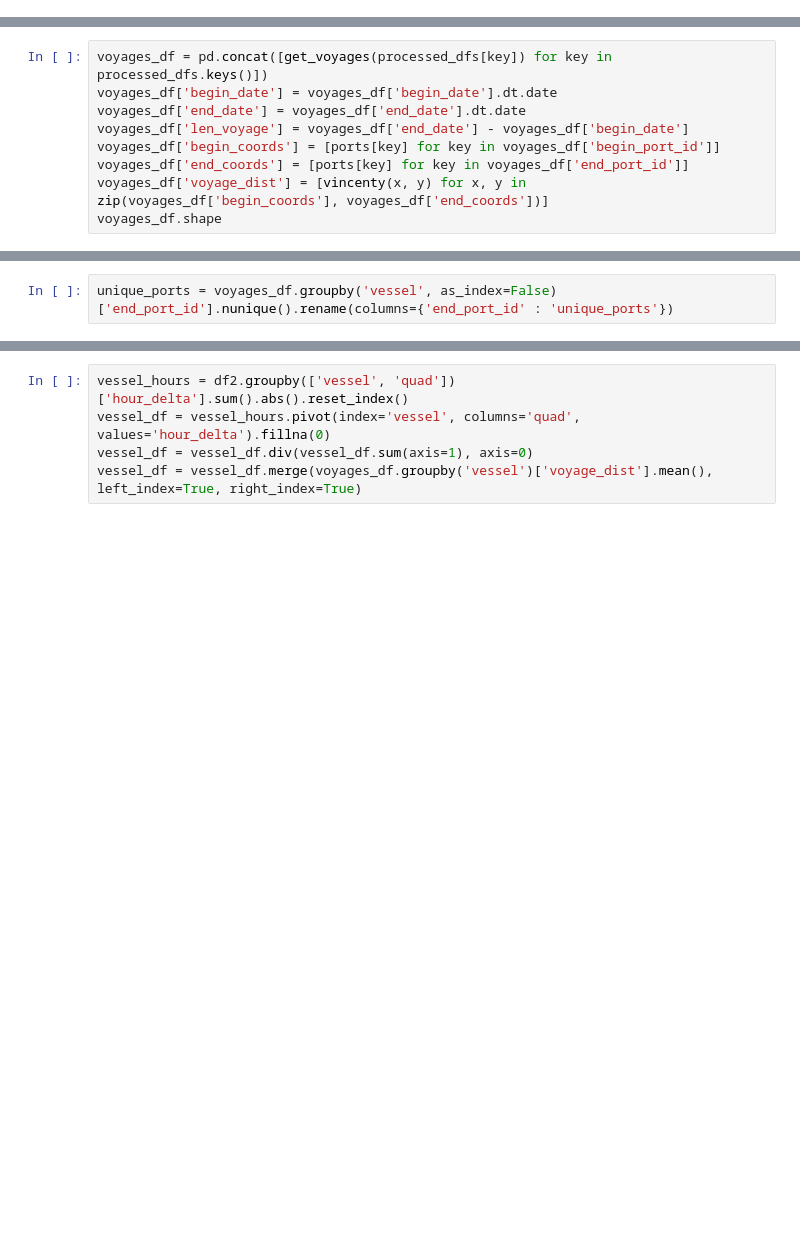
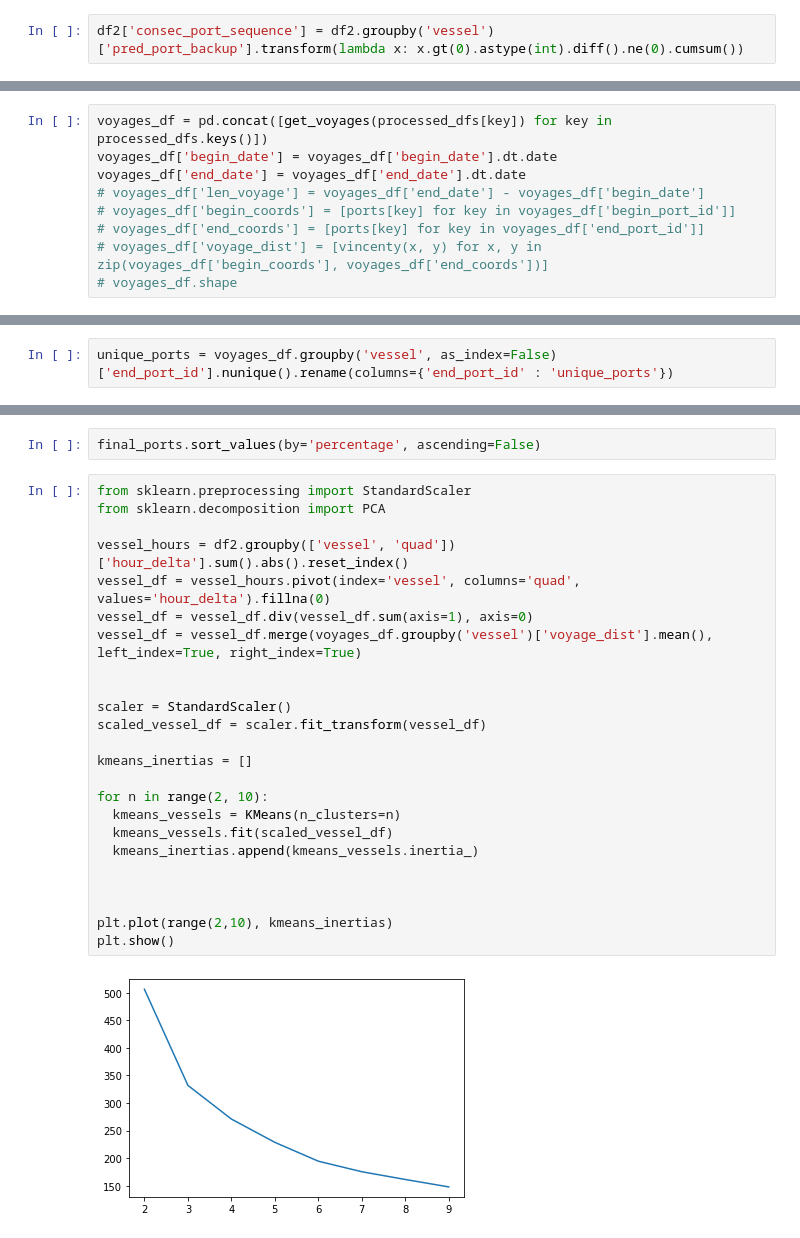
Before and after one commit to yaobviously/sym-cargo, a Jupyter notebook: sym_cargo_alt.ipynb, the cells around one changed output, grey strips where cells are left out. Drawn from its saved outputs; the diff is of its cells as text; blank space fills up the shorter version.

```diff
--- a/sym_cargo_alt.ipynb
+++ b/sym_cargo_alt.ipynb
@@ -322,6 +332,8 @@ df2['heading_change'] = df2.groupby('vessel')['heading'].transform(lambda x: abs
 df2['pred_port'] = df2.apply(nearest_port, axis=1)
 df2['pred_port_backup'] = df2['pred_port']
 df2['port_sequence'] = df2.groupby('vessel')['pred_port'].transform(lambda x: x.diff().ne(0).cumsum())
+# %%
+df2['consec_port_sequence'] = df2.groupby('vessel')['pred_port_backup'].transform(lambda x: x.gt(0).astype(int).diff().ne(0).cumsum())
 # %%
 # calculating the distance from the predicted port using the more precise
 # vincenty distance. again, a mask is applied to speed it up.
@@ -382,8 +411,8 @@ for df in df2.vessel.unique():
 voyages_df = pd.concat([get_voyages(processed_dfs[key]) for key in processed_dfs.keys()])
 voyages_df['begin_date'] = voyages_df['begin_date'].dt.date
 voyages_df['end_date'] = voyages_df['end_date'].dt.date
-voyages_df['len_voyage'] = voyages_df['end_date'] - voyages_df['begin_date']
-voyages_df['begin_coords'] = [ports[key] for key in voyages_df['begin_port_id']]
-voyages_df['end_coords'] = [ports[key] for key in voyages_df['end_port_id']]
-voyages_df['voyage_dist'] = [vincenty(x, y) for x, y in zip(voyages_df['begin_coords'], voyages_df['end_coords'])]
-voyages_df.shape
+# voyages_df['len_voyage'] = voyages_df['end_date'] - voyages_df['begin_date']
+# voyages_df['begin_coords'] = [ports[key] for key in voyages_df['begin_port_id']]
+# voyages_df['end_coords'] = [ports[key] for key in voyages_df['end_port_id']]
+# voyages_df['voyage_dist'] = [vincenty(x, y) for x, y in zip(voyages_df['begin_coords'], voyages_df['end_coords'])]
+# voyages_df.shape
@@ -868,5 +954,28 @@ voyages_df.sort_values(by='voyage_dist').head(50)
+# %%
+final_ports.sort_values(by='percentage', ascending=False)
 # %%
+from sklearn.preprocessing import StandardScaler
+from sklearn.decomposition import PCA
+
 vessel_hours = df2.groupby(['vessel', 'quad'])['hour_delta'].sum().abs().reset_index()
 vessel_df = vessel_hours.pivot(index='vessel', columns='quad', values='hour_delta').fillna(0)
 vessel_df = vessel_df.div(vessel_df.sum(axis=1), axis=0)
 vessel_df = vessel_df.merge(voyages_df.groupby('vessel')['voyage_dist'].mean(), left_index=True, right_index=True)
+
+
+scaler = StandardScaler()
+scaled_vessel_df = scaler.fit_transform(vessel_df)
+
+kmeans_inertias = []
+
+for n in range(2, 10):
+  kmeans_vessels = KMeans(n_clusters=n)
+  kmeans_vessels.fit(scaled_vessel_df)
+  kmeans_inertias.append(kmeans_vessels.inertia_)
+
+
+
+plt.plot(range(2,10), kmeans_inertias)
+plt.show()
+# %% [output]
+[figure, added]
```
Also changed, not shown: parts of 38 cells of this notebook.
